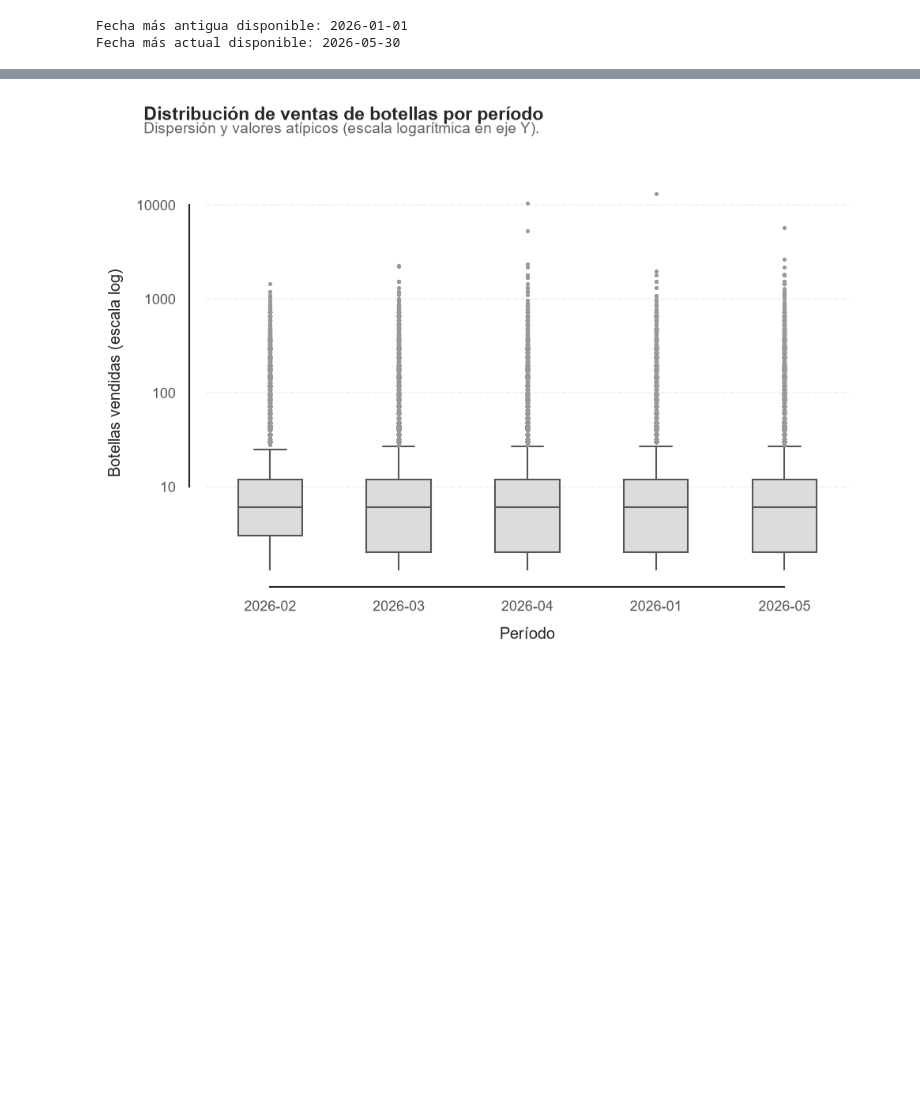
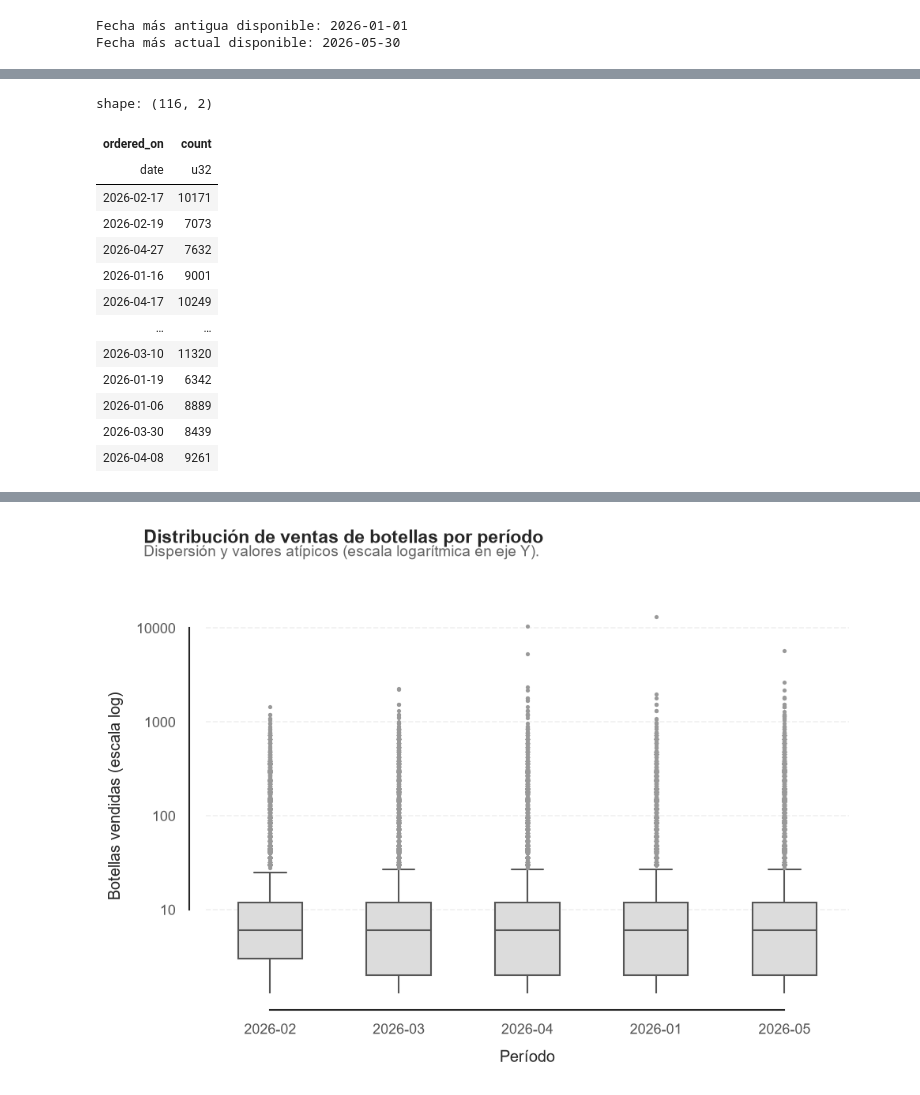
Before and after one commit to charliebrown007/Proyecto_UCB_2da_fase, a Jupyter notebook: 03_scripts/s_04_Fase_02.ipynb, the cells around one changed output, grey strips where cells are left out. Saved outputs shown, nothing was run; the diff lists cells and outputs as text; code cells hidden in the pictures; blank space fills up the shorter version.

```diff
--- a/03_scripts/s_04_Fase_02.ipynb
+++ b/03_scripts/s_04_Fase_02.ipynb
@@ -221,0 +283,17 @@ Fecha más actual disponible: 2026-05-30
+# %%
+df_01.get_column('ordered_on').value_counts()
+# %% [output]
+shape: (116, 2)
+| ordered_on | count |
+| date | u32 |
+| 2026-02-17 | 10171 |
+| 2026-02-19 | 7073 |
+| 2026-04-27 | 7632 |
+| 2026-01-16 | 9001 |
+| 2026-04-17 | 10249 |
+| … | … |
+| 2026-03-10 | 11320 |
+| 2026-01-19 | 6342 |
+| 2026-01-06 | 8889 |
+| 2026-03-30 | 8439 |
+| 2026-04-08 | 9261 |
```
Also changed, not shown: parts of 14 cells of this notebook, 5 other files.
